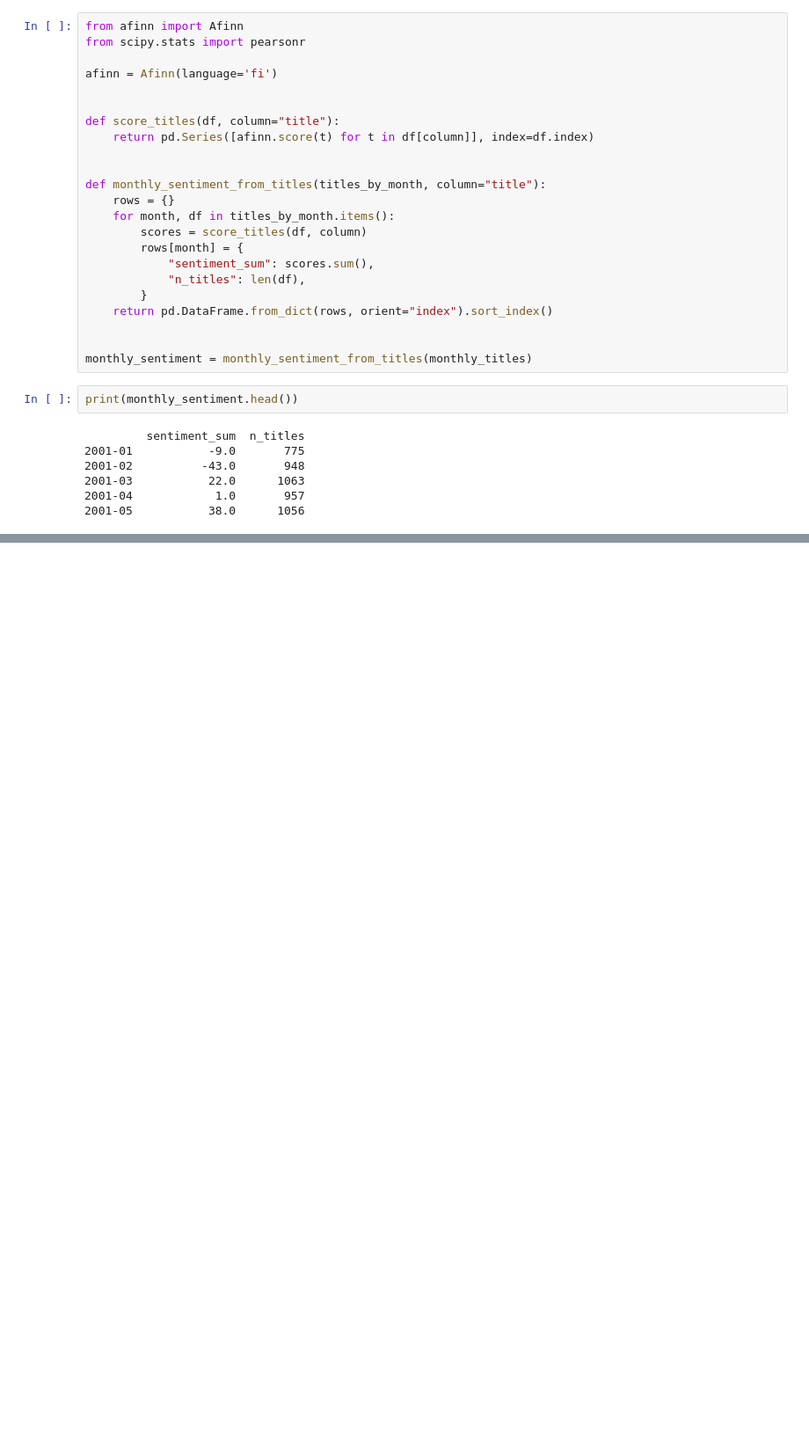
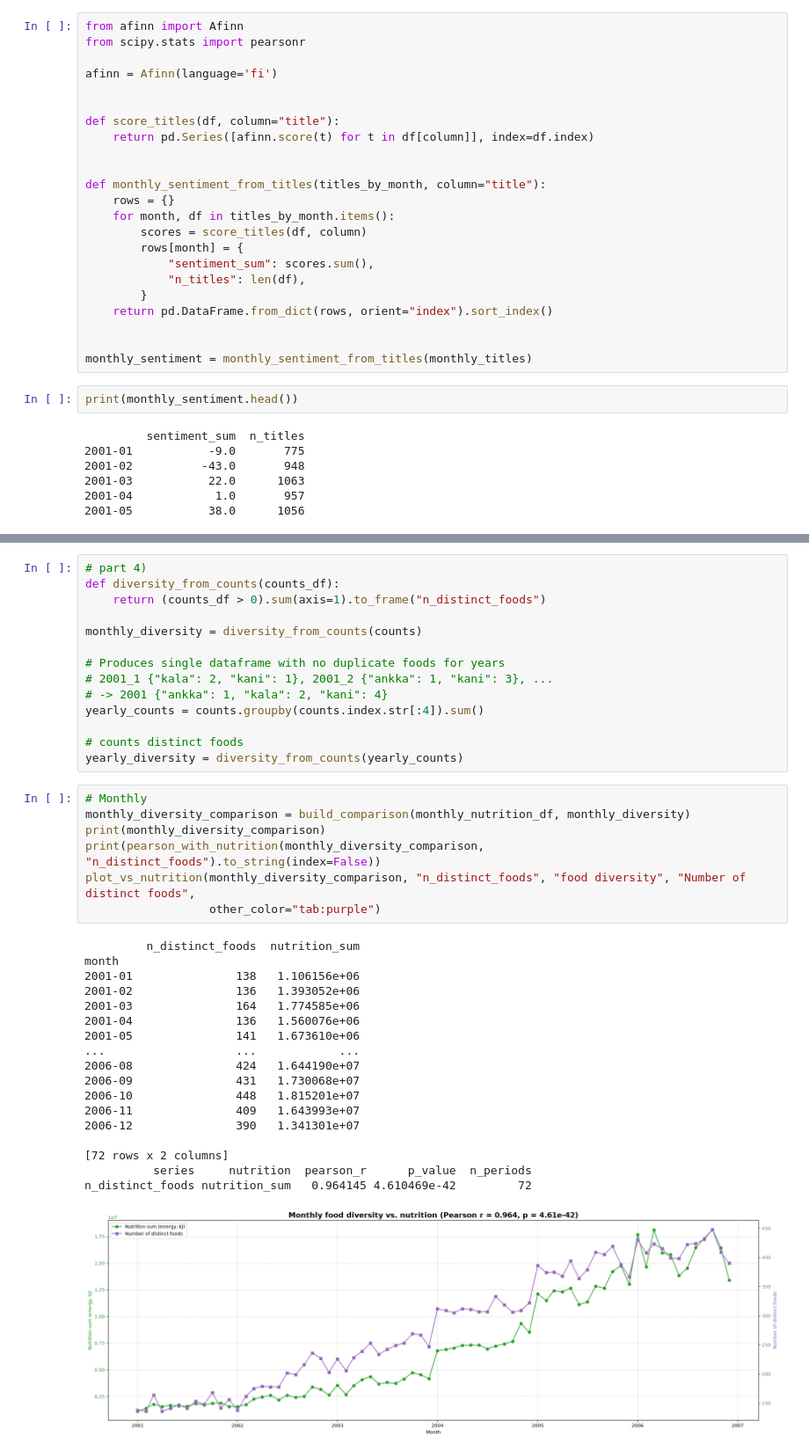
Before and after one commit to akseliahonpera/NLP_26_PROJECT_10, a Jupyter notebook: course_work.ipynb, the cells around one changed output, grey strips where cells are left out. Shown at 88% size. Cells and saved outputs as stored; diff of their text form; blank space fills up the shorter version.

```diff
--- a/course_work.ipynb
+++ b/course_work.ipynb
@@ -640,0 +642,40 @@ sentiment_sum nutrition_sum  -0.744836 0.089356          6
+# %%
+# part 4)
+def diversity_from_counts(counts_df):
+    return (counts_df > 0).sum(axis=1).to_frame("n_distinct_foods")
+
+monthly_diversity = diversity_from_counts(counts)
+
+# Produces single dataframe with no duplicate foods for years
+# 2001_1 {"kala": 2, "kani": 1}, 2001_2 {"ankka": 1, "kani": 3}, ...
+# -> 2001 {"ankka": 1, "kala": 2, "kani": 4}
+yearly_counts = counts.groupby(counts.index.str[:4]).sum()
+
+# counts distinct foods
+yearly_diversity = diversity_from_counts(yearly_counts)
+# %%
+# Monthly
+monthly_diversity_comparison = build_comparison(monthly_nutrition_df, monthly_diversity)
+print(monthly_diversity_comparison)
+print(pearson_with_nutrition(monthly_diversity_comparison, "n_distinct_foods").to_string(index=False))
+plot_vs_nutrition(monthly_diversity_comparison, "n_distinct_foods", "food diversity", "Number of distinct foods",
+                  other_color="tab:purple")
+# %% [output]
+         n_distinct_foods  nutrition_sum
+month
+2001-01               138   1.106156e+06
+2001-02               136   1.393052e+06
+2001-03               164   1.774585e+06
+2001-04               136   1.560076e+06
+2001-05               141   1.673610e+06
+...                   ...            ...
+2006-08               424   1.644190e+07
+2006-09               431   1.730068e+07
+2006-10               448   1.815201e+07
+2006-11               409   1.643993e+07
+2006-12               390   1.341301e+07
+
+[72 rows x 2 columns]
+          series     nutrition  pearson_r      p_value  n_periods
+n_distinct_foods nutrition_sum   0.964145 4.610469e-42         72
+[figure, added]
```
Also changed, not shown: parts of 5 cells of this notebook.
